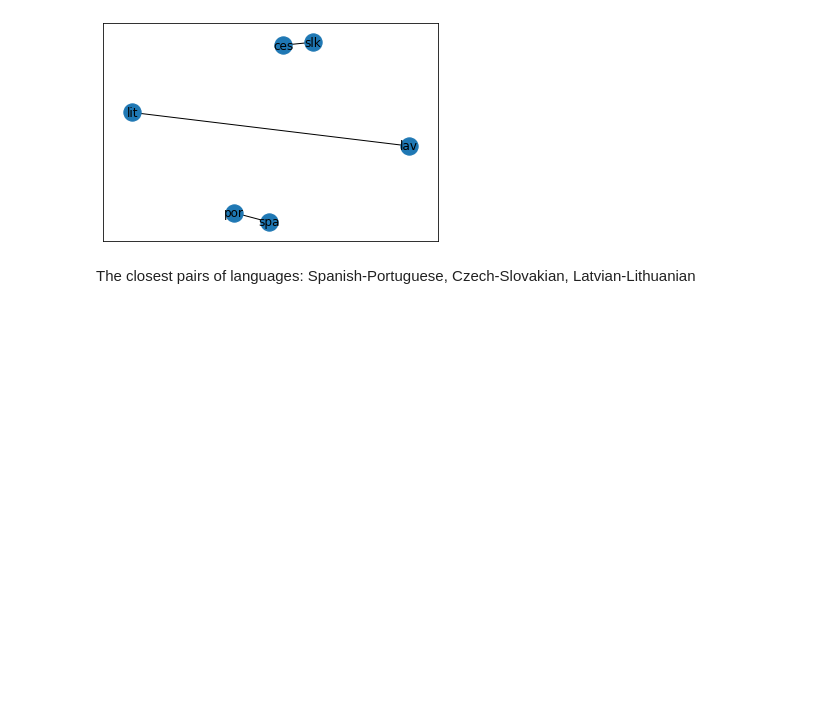
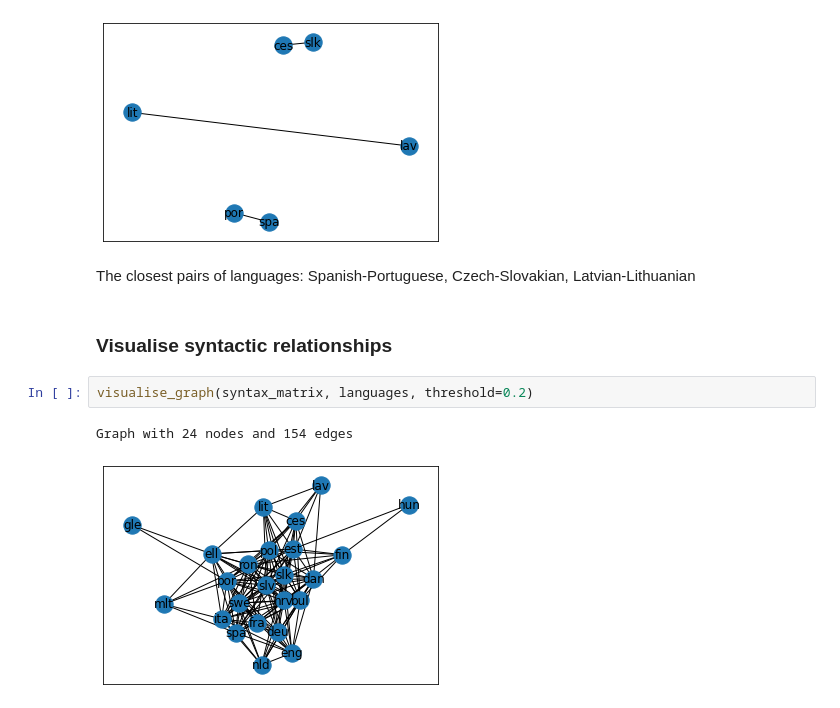
Before and after one commit to stefipreda/Language-Distance, a Jupyter notebook: Language_Distance.ipynb, the cells around one changed output. Cells and saved outputs as stored; diff of their text form; blank space fills up the shorter version.

```diff
--- a/Language_Distance.ipynb
+++ b/Language_Distance.ipynb
@@ -120,3 +122,10 @@ Graph with 6 nodes and 3 edges
 [figure]
 # %% [markdown]
 The closest pairs of languages: Spanish-Portuguese, Czech-Slovakian, Latvian-Lithuanian
+# %% [markdown]
+### Visualise syntactic relationships
+# %%
+visualise_graph(syntax_matrix, languages, threshold=0.2)
+# %% [output]
+Graph with 24 nodes and 154 edges
+[figure, added]
```
Also changed, not shown: parts of 4 cells of this notebook.
